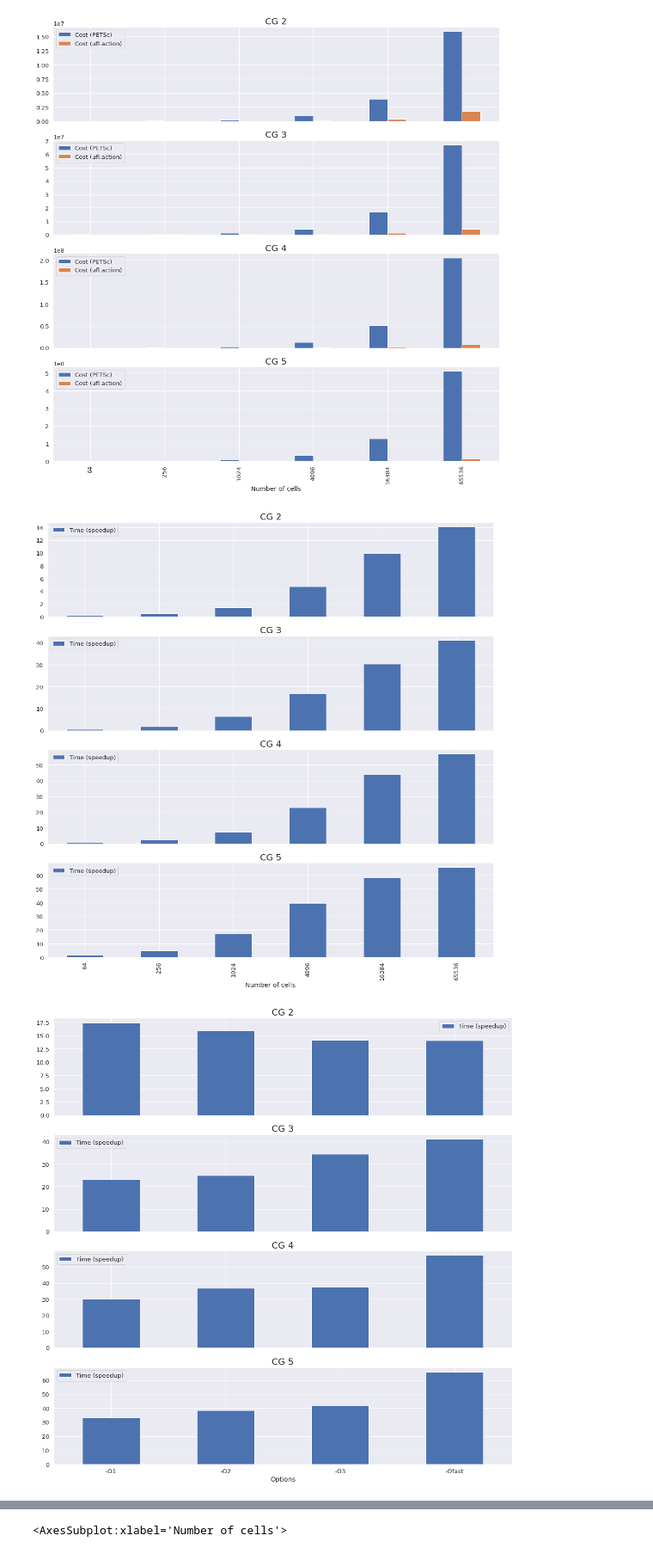
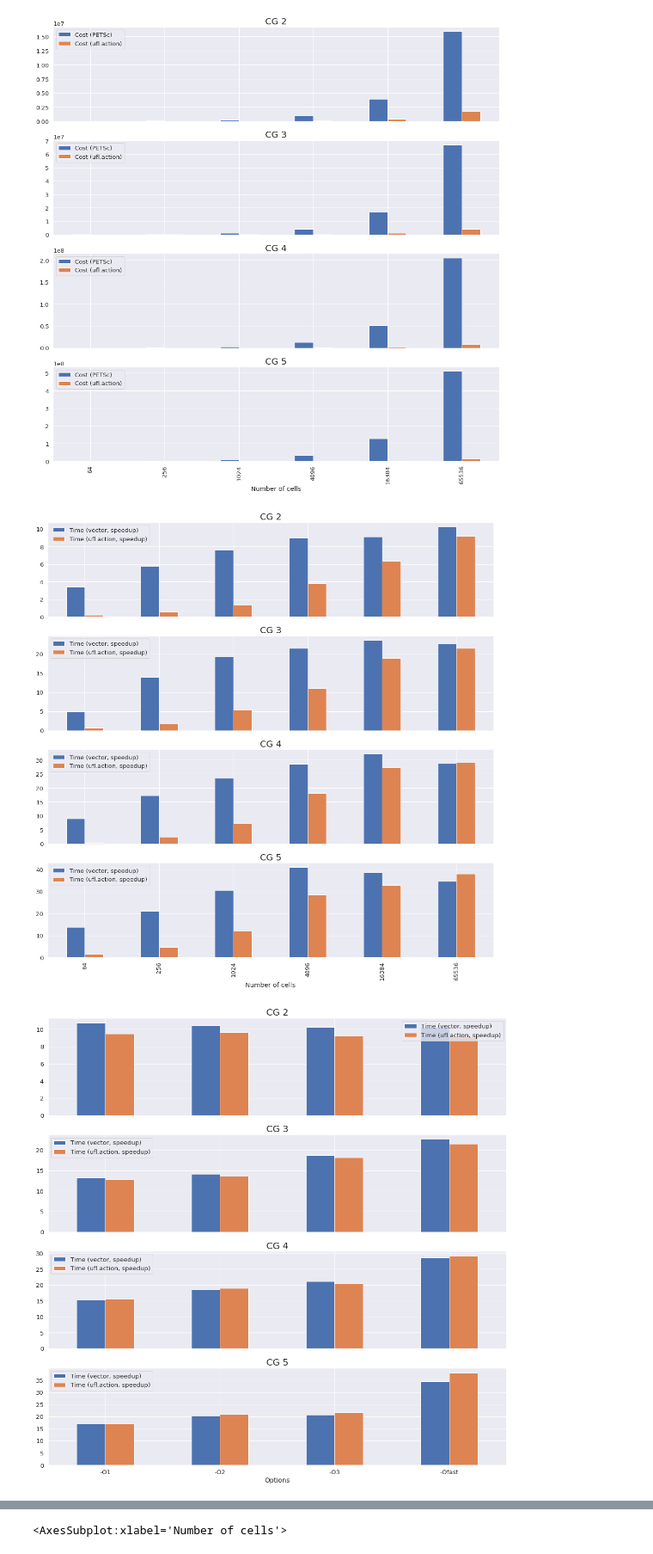
Before and after one commit to adeebkor/fenicsx-fus, a Jupyter notebook: examples/postprocess_cost.ipynb, the cells around one changed output, grey strips where cells are left out. Shown at 86% size. Saved outputs shown, nothing was run; the diff lists cells and outputs as text; code cells hidden in the pictures.

Commit message:
Update plots

```diff
--- a/examples/postprocess_cost.ipynb
+++ b/examples/postprocess_cost.ipynb
@@ -11,15 +11,16 @@ seaborn.set_style("darkgrid")
 df_2d = pd.read_json("data_2d.json")
 df_2d = df_2d.set_index("Number of cells").drop(16).reset_index()
 # %%
-df_2d["Time (speedup)"] = df_2d["Time (PETSc)"] / df_2d["Time (ufl.action)"]
-df_2d["Cost (PETSc)"] = df_2d["Number of cells"]*df_2d["Number of quadrature points"]*(df_2d["Degree"]+1)**(2*df_2d["Dimension"])
-df_2d["Cost (ufl.action)"] = df_2d["Number of cells"]*df_2d["Number of quadrature points"]*(df_2d["Degree"]+1)**df_2d["Dimension"]
-df_2d["Cost (speedup)"] = df_2d["Cost (PETSc)"] / df_2d["Cost (ufl.action)"]
+df_2d["Time (vector, speedup)"] = df_2d["Time (matrix)"] / df_2d["Time (vector)"]
+df_2d["Time (ufl.action, speedup)"] = df_2d["Time (matrix)"] / df_2d["Time (ufl.action)"]
+# df_2d["Cost (PETSc)"] = df_2d["Number of cells"]*df_2d["Number of quadrature points"]*(df_2d["Degree"]+1)**(2*df_2d["Dimension"])
+# df_2d["Cost (ufl.action)"] = df_2d["Number of cells"]*df_2d["Number of quadrature points"]*(df_2d["Degree"]+1)**df_2d["Dimension"]
+# df_2d["Cost (speedup)"] = df_2d["Cost (PETSc)"] / df_2d["Cost (ufl.action)"]
 # %%
 fig, ax = plt.subplots(4, 1, figsize=(18, 18), sharex=True)
 
 for p in [2, 3,4, 5]:
-    df_2d.set_index("Options").loc["-Ofast"].set_index("Degree").loc[[p]].plot.bar(ax=ax[p-2], x='Number of cells', y=['Time (PETSc)', 'Time (ufl.action)'])
+    df_2d.set_index("Options").loc["-Ofast"].set_index("Degree").loc[[p]].plot.bar(ax=ax[p-2], x='Number of cells', y=['Time (matrix)', 'Time (vector)', 'Time (ufl.action)'])
     ax[p-2].set_title("CG {}".format(p), size=20)
 
 plt.savefig("timing_2d.pdf")
@@ -37,22 +38,22 @@ for p in [2, 3,4, 5]:
 fig, ax = plt.subplots(4, 1, figsize=(18, 18), sharex=True)
 
 for p in [2, 3, 4, 5]:
-    df_2d.set_index("Options").loc["-Ofast"].set_index("Degree").loc[[p]].plot.bar(ax=ax[p-2], x='Number of cells', y=['Time (speedup)'])
+    df_2d.set_index("Options").loc["-Ofast"].set_index("Degree").loc[[p]].plot.bar(ax=ax[p-2], x='Number of cells', y=['Time (vector, speedup)', 'Time (ufl.action, speedup)'])
     ax[p-2].set_title("CG {}".format(p), size=20)
 
 plt.savefig("speedup_2d.pdf")
 # %% [output]
-[figure, old version]
+[figure, new version]
 # %%
 fig, ax = plt.subplots(4, 1, figsize=(18, 18), sharex=True)
 
 for p in [2, 3, 4, 5]:
-    df_2d.set_index("Degree").loc[p].set_index("Number of cells").loc[65536].plot.bar(ax=ax[p-2], x='Options', y=['Time (speedup)'], rot=0)
+    df_2d.set_index("Degree").loc[p].set_index("Number of cells").loc[65536].plot.bar(ax=ax[p-2], x='Options', y=['Time (vector, speedup)', 'Time (ufl.action, speedup)'], rot=0)
     ax[p-2].set_title("CG {}".format(p), size=20)
 
-# plt.savefig("speedup_2d.pdf")
+plt.savefig("speedup_2d.pdf")
 # %% [output]
-[figure, old version]
+[figure, new version]
 # %%
 fig, ax = plt.subplots(4, 1, figsize=(18, 18), sharex=True)
 
```
Also changed, not shown: parts of 6 cells of this notebook, 6 other files.
